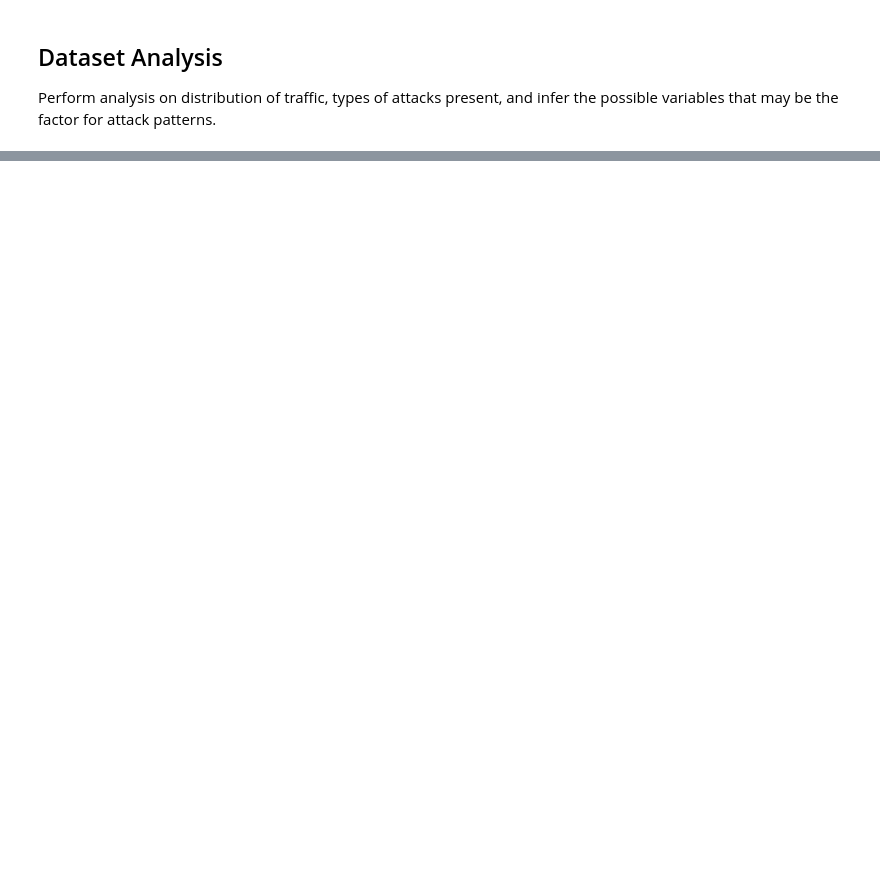
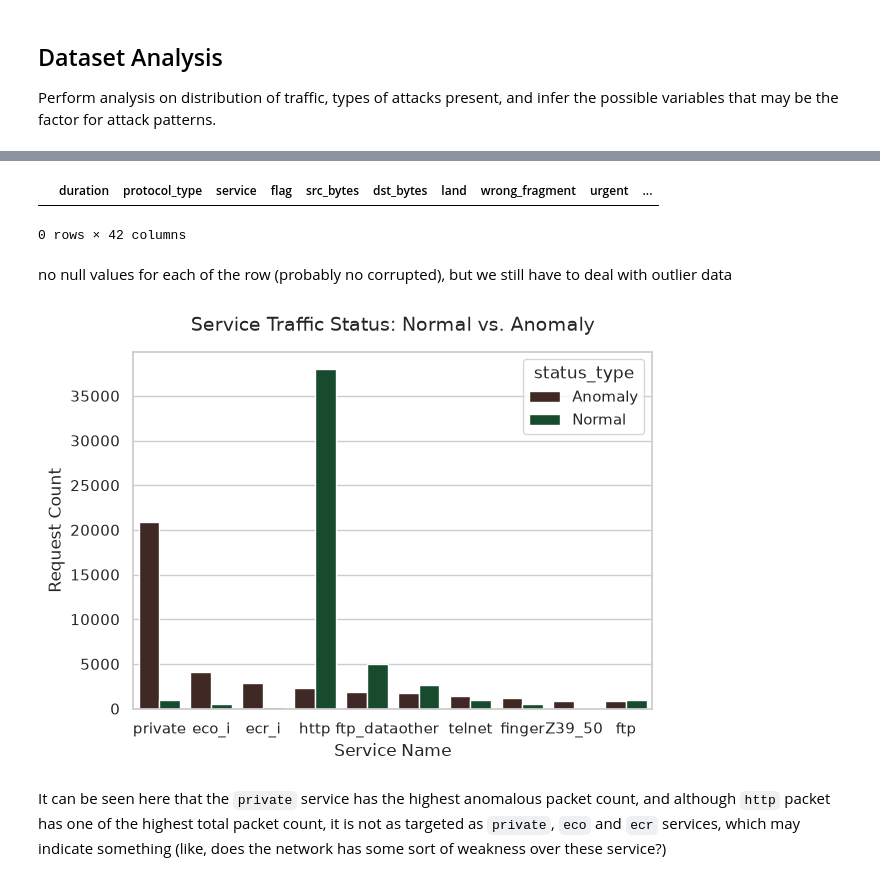
Before and after one commit to hubymeme22/network-security-ids-ml, a Jupyter notebook: experiments/dataset_analysis.ipynb, the cells around one changed output, grey strips where cells are left out. Cells and saved outputs as stored; diff of their text form; code cells hidden in the pictures; blank space fills up the shorter version.

```diff
--- a/experiments/dataset_analysis.ipynb
+++ b/experiments/dataset_analysis.ipynb
@@ -181,0 +177,61 @@ perl (3)
+# %%
+# checking for any rows with null values
+train_dataset_df[train_dataset_df.isna().any(axis=1)]
+# %% [output]
+|  | duration | protocol_type | service | flag | src_bytes | dst_bytes | land | wrong_fragment | urgent | ... |
+0 rows × 42 columns
+# %% [markdown]
+no null values for each of the row (probably no corrupted), but we still have to deal with outlier data
+# %%
+service_activity_count = pd.crosstab(
+    train_dataset_df["service"],
+    train_dataset_df["class"],
+    margins_name="total_count",
+    margins=True,
+)
+
+# reset the index to fix the table format
+df_counts = service_activity_count.drop('total_count', axis=0)
+df_counts = df_counts.rename(columns={
+    'anomaly': 'anomaly_count',
+    'normal': 'normal_count'
+}).reset_index()
+
+
+# for getting the top 10 most used service as reference for anomaly checking (can correlate this)
+top_10_anomalous_service = df_counts.sort_values(by="anomaly_count", ascending=False).head(10)
+top_10_anomalous_order = top_10_anomalous_service["service"].copy().to_list()
+
+top_10_anomalous_service = df_counts[df_counts["service"].isin(top_10_anomalous_service["service"])]
+
+# format to df_long for seaborn to interpret
+df_long = pd.melt(
+    top_10_anomalous_service,
+    id_vars=["service"],
+    value_vars=["anomaly_count", "normal_count"],
+    var_name="status_type",
+    value_name="count"
+)
+
+# just for name consistency
+df_long['status_type'] = df_long['status_type'].str.replace('_count', '').str.title()
+
+ax = sn.barplot(
+    data=df_long,
+    x='service',
+    y='count',
+    hue='status_type',
+    order=top_10_anomalous_order,
+    palette=["#442420", "#10532c"]
+)
+
+ax.set_title('Service Traffic Status: Normal vs. Anomaly', fontsize=14, pad=15)
+ax.set_xlabel('Service Name', fontsize=12)
+ax.set_ylabel('Request Count', fontsize=12)
+
+plt.tight_layout()
+plt.show()
+# %% [output]
+[figure, added]
+# %% [markdown]
+It can be seen here that the `private` service has the highest anomalous packet count, and although `http` packet has one of the highest total packet count, it is not as targeted as `private`, `eco` and `ecr` services, which may indicate something (like, does the network has some sort of weakness over these service?)
```
Also changed, not shown: parts of 8 cells of this notebook, 1 other file.
